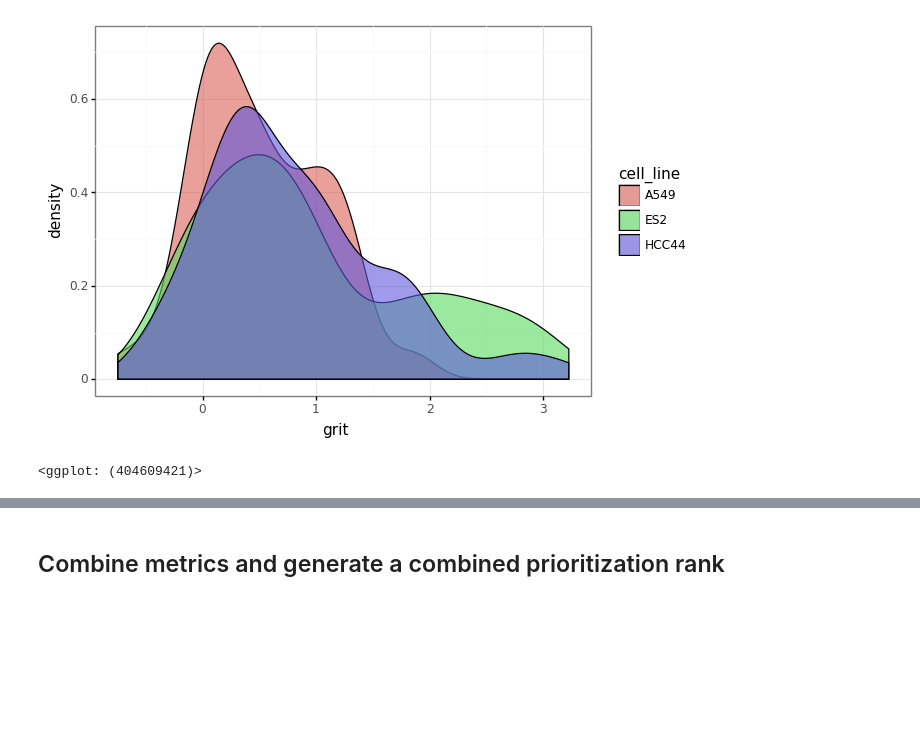
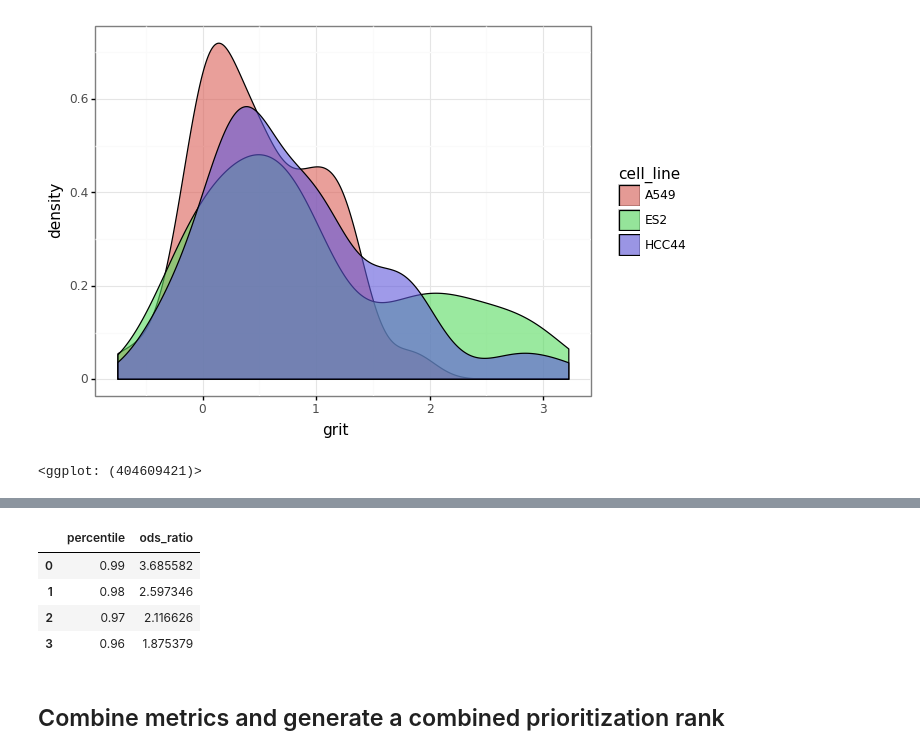
Before and after one commit to cytomining/cytominer-eval, a Jupyter notebook: demos/CellPainting_Demo.ipynb, the cells around one changed output, grey strips where cells are left out. Saved outputs shown, nothing was run; the diff lists cells and outputs as text; code cells hidden in the pictures; blank space fills up the shorter version.

```diff
--- a/demos/CellPainting_Demo.ipynb
+++ b/demos/CellPainting_Demo.ipynb
@@ -319,3 +322,25 @@ grit_scores.head()
+# %%
+result = []
+for p in np.arange(0.99, 0.96, -0.01):
+    r = evaluate(
+        profiles=df,
+        features=features,
+        meta_features=meta_features,
+        replicate_groups=["Metadata_gene_name"],
+        operation="enrichment",
+        similarity_metric="pearson",
+        percentile = p,
+    )
+    result.append(r)
+
+result_df = pd.DataFrame(result)
+result_df[["percentile","ods_ratio"]]
+# %% [output]
+|  | percentile | ods_ratio |
+| 0 | 0.99 | 3.685582 |
+| 1 | 0.98 | 2.597346 |
+| 2 | 0.97 | 2.116626 |
+| 3 | 0.96 | 1.875379 |
 # %% [markdown]
 ## Combine metrics and generate a combined prioritization rank
 # %%
```
Also changed, not shown: parts of 2 cells of this notebook, 1 other file.
